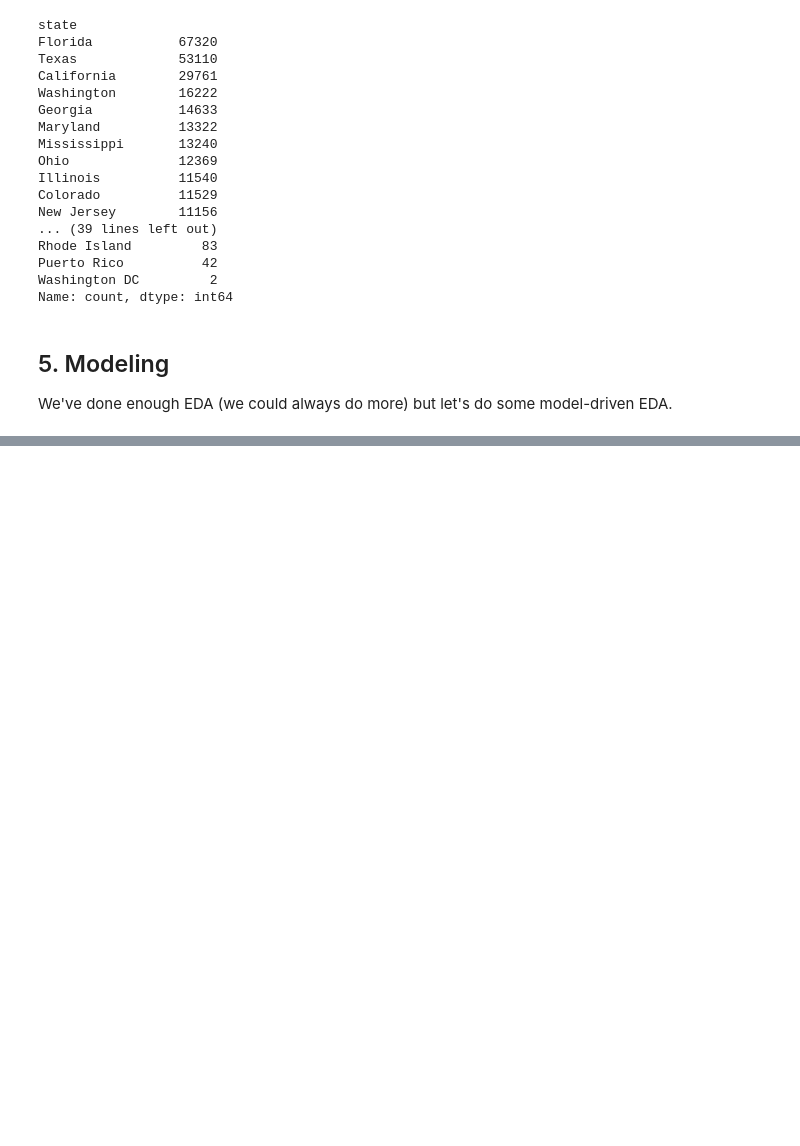
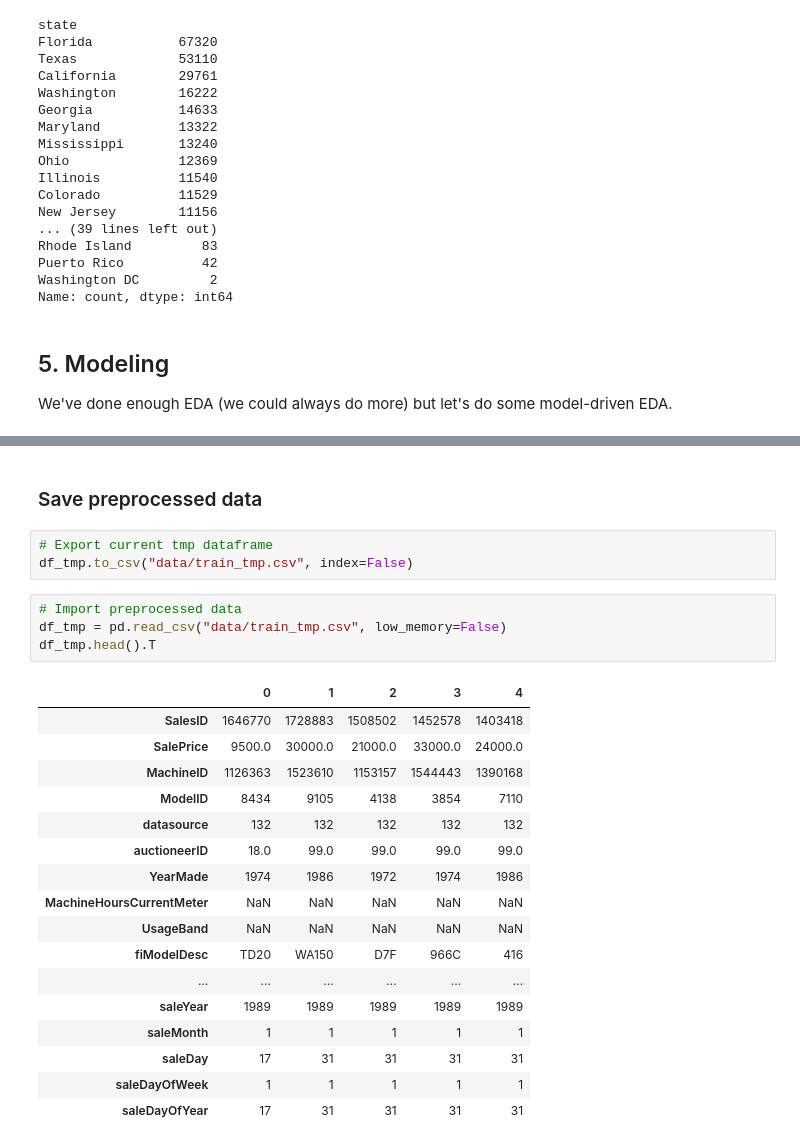
Before and after one commit to AnushkJain2201/buldozer-price-prediction-project, a Jupyter notebook: bulldozer-price-prediction-project.ipynb, the cells around one changed output, grey strips where cells are left out. Drawn from its saved outputs; the diff is of its cells as text; blank space fills up the shorter version.

Commit message:
done: converted data to numbers.

```diff
--- a/bulldozer-price-prediction-project.ipynb
+++ b/bulldozer-price-prediction-project.ipynb
@@ -304,0 +458,27 @@ model.fit(df_tmp.drop("saleprice", axis = 1), df_
+# %% [markdown]
+### Save preprocessed data
+# %%
+# Export current tmp dataframe
+df_tmp.to_csv("data/train_tmp.csv", index=False)
+# %%
+# Import preprocessed data
+df_tmp = pd.read_csv("data/train_tmp.csv", low_memory=False)
+df_tmp.head().T
+# %% [output]
+|  | 0 | 1 | 2 | 3 | 4 |
+| SalesID | 1646770 | 1728883 | 1508502 | 1452578 | 1403418 |
+| SalePrice | 9500.0 | 30000.0 | 21000.0 | 33000.0 | 24000.0 |
+| MachineID | 1126363 | 1523610 | 1153157 | 1544443 | 1390168 |
+| ModelID | 8434 | 9105 | 4138 | 3854 | 7110 |
+| datasource | 132 | 132 | 132 | 132 | 132 |
+| auctioneerID | 18.0 | 99.0 | 99.0 | 99.0 | 99.0 |
+| YearMade | 1974 | 1986 | 1972 | 1974 | 1986 |
+| MachineHoursCurrentMeter | NaN | NaN | NaN | NaN | NaN |
+| UsageBand | NaN | NaN | NaN | NaN | NaN |
+| fiModelDesc | TD20 | WA150 | D7F | 966C | 416 |
+| ... | ... | ... | ... | ... | ... |
+| saleYear | 1989 | 1989 | 1989 | 1989 | 1989 |
+| saleMonth | 1 | 1 | 1 | 1 | 1 |
+| saleDay | 17 | 31 | 31 | 31 | 31 |
+| saleDayOfWeek | 1 | 1 | 1 | 1 | 1 |
+| saleDayOfYear | 17 | 31 | 31 | 31 | 31 |
```
Also changed, not shown: parts of 14 cells of this notebook.
